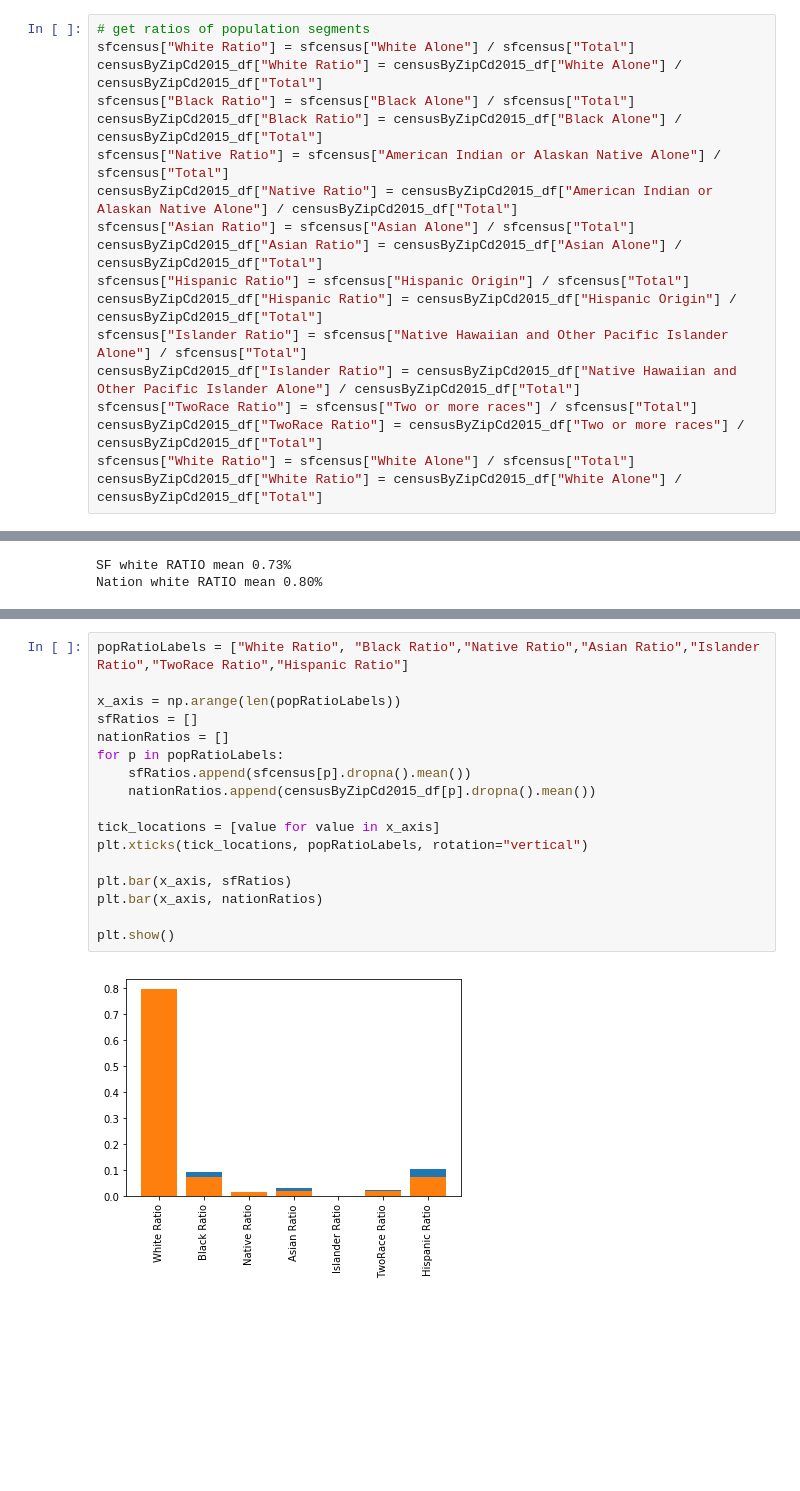
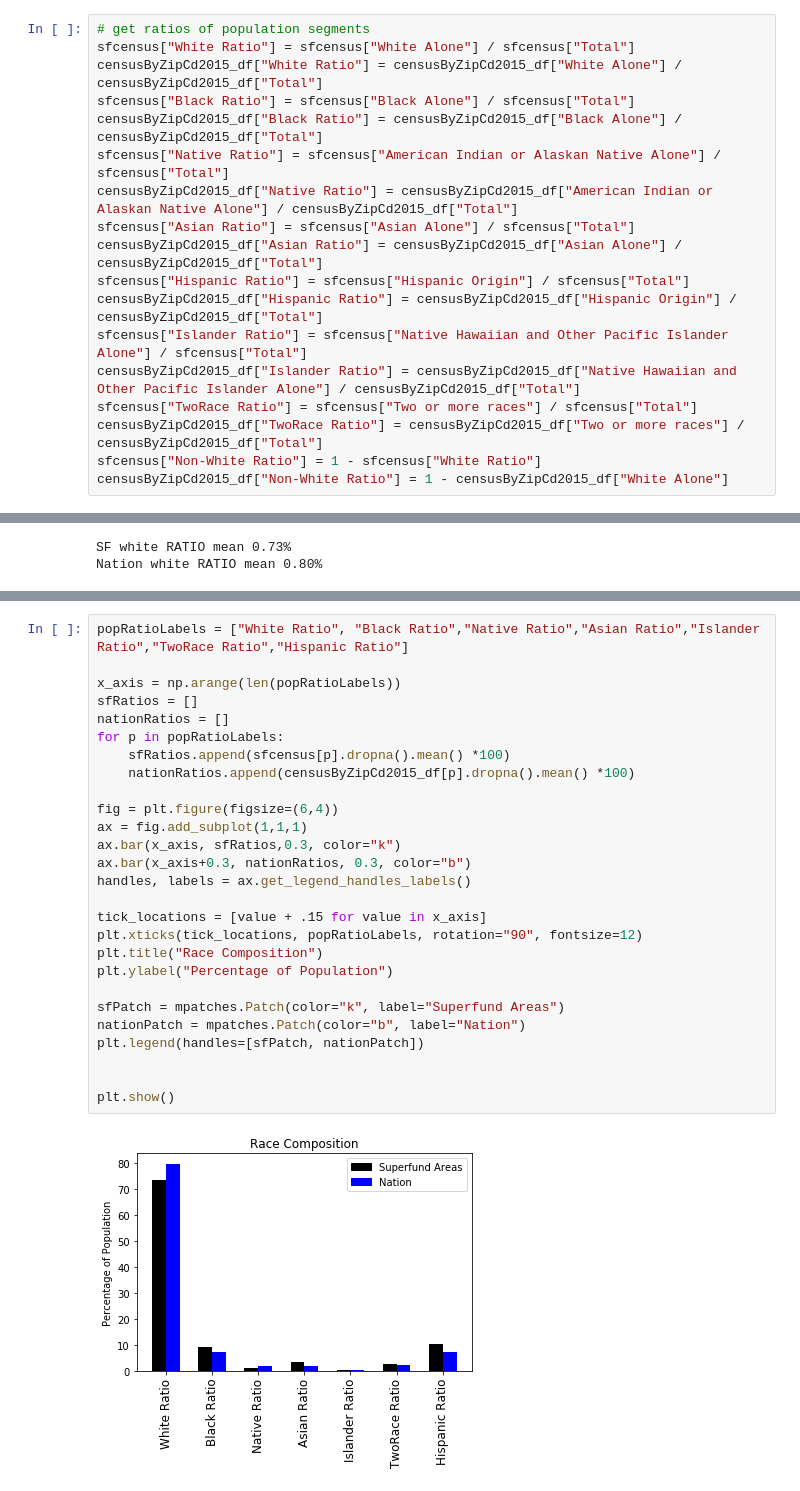
Before and after one commit to harshil753/Project1, a Jupyter notebook: FirstProject.ipynb, the cells around one changed output, grey strips where cells are left out. Saved outputs shown, nothing was run; the diff lists cells and outputs as text; blank space fills up the shorter version.

```diff
--- a/FirstProject.ipynb
+++ b/FirstProject.ipynb
@@ -508,5 +509,5 @@ sfcensus["Islander Ratio"] = sfcensus["Native Hawaiian and Other Pacific Islande
 censusByZipCd2015_df["Islander Ratio"] = censusByZipCd2015_df["Native Hawaiian and Other Pacific Islander Alone"] / censusByZipCd2015_df["Total"]
 sfcensus["TwoRace Ratio"] = sfcensus["Two or more races"] / sfcensus["Total"]
 censusByZipCd2015_df["TwoRace Ratio"] = censusByZipCd2015_df["Two or more races"] / censusByZipCd2015_df["Total"]
-sfcensus["White Ratio"] = sfcensus["White Alone"] / sfcensus["Total"]
-censusByZipCd2015_df["White Ratio"] = censusByZipCd2015_df["White Alone"] / censusByZipCd2015_df["Total"]
+sfcensus["Non-White Ratio"] = 1 - sfcensus["White Ratio"]
+censusByZipCd2015_df["Non-White Ratio"] = 1 - censusByZipCd2015_df["White Alone"]
@@ -532,19 +532,29 @@ Ttest_1sampResult(statistic=-9.8010918539551781, pvalue=8.642210201043704e-22)
 # %%
 popRatioLabels = ["White Ratio", "Black Ratio","Native Ratio","Asian Ratio","Islander Ratio","TwoRace Ratio","Hispanic Ratio"]
 
 x_axis = np.arange(len(popRatioLabels))
 sfRatios = []
 nationRatios = []
 for p in popRatioLabels:
-    sfRatios.append(sfcensus[p].dropna().mean())
-    nationRatios.append(censusByZipCd2015_df[p].dropna().mean())
+    sfRatios.append(sfcensus[p].dropna().mean() *100)
+    nationRatios.append(censusByZipCd2015_df[p].dropna().mean() *100)
 
-tick_locations = [value for value in x_axis]
-plt.xticks(tick_locations, popRatioLabels, rotation="vertical")
+fig = plt.figure(figsize=(6,4))
+ax = fig.add_subplot(1,1,1)
+ax.bar(x_axis, sfRatios,0.3, color="k")
+ax.bar(x_axis+0.3, nationRatios, 0.3, color="b")
+handles, labels = ax.get_legend_handles_labels()
 
-plt.bar(x_axis, sfRatios)
-plt.bar(x_axis, nationRatios)
+tick_locations = [value + .15 for value in x_axis]
+plt.xticks(tick_locations, popRatioLabels, rotation="90", fontsize=12)
+plt.title("Race Composition")
+plt.ylabel("Percentage of Population")
+
+sfPatch = mpatches.Patch(color="k", label="Superfund Areas")
+nationPatch = mpatches.Patch(color="b", label="Nation")
+plt.legend(handles=[sfPatch, nationPatch])
+
 
 plt.show()
 # %% [output]
-[figure, old version]
+[figure, new version]
```
Also changed, not shown: parts of 52 cells of this notebook.
